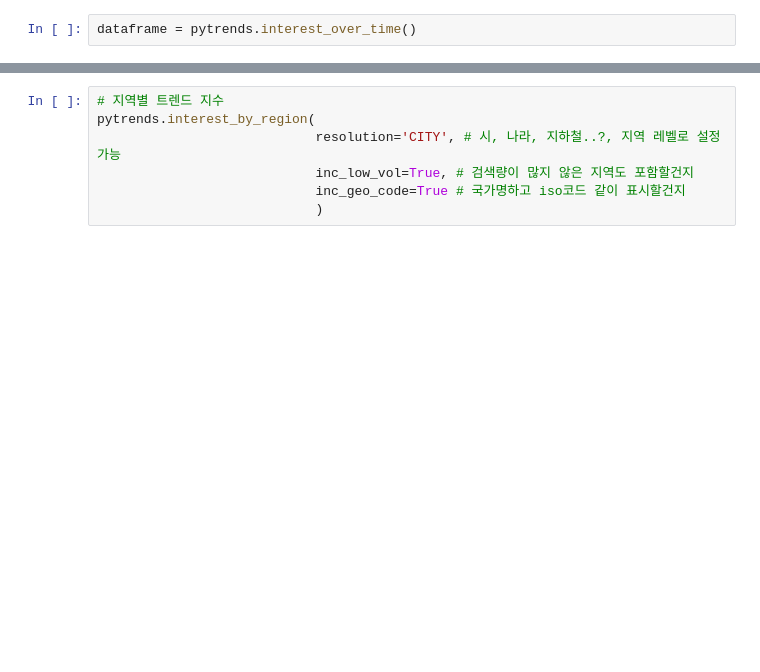
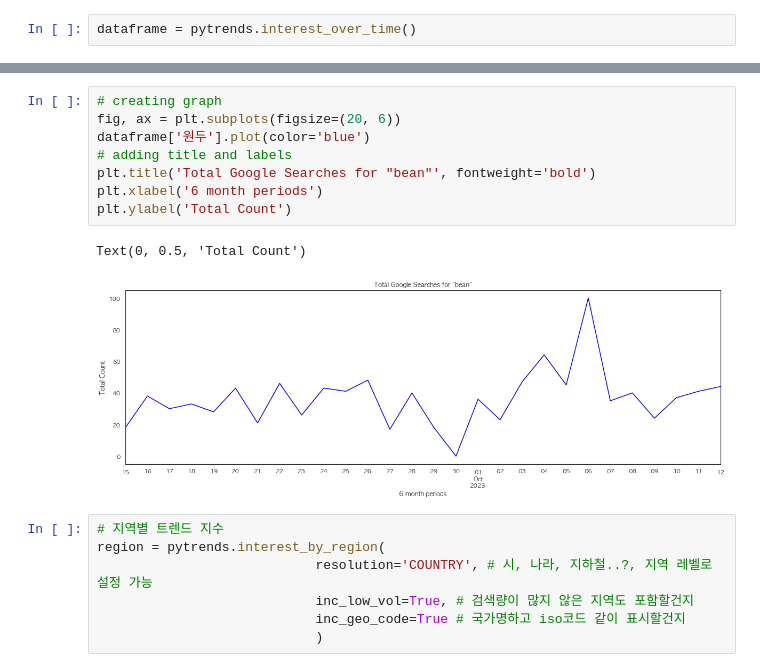
Before and after one commit to sunse-kwon/market-trends-analysis, a Jupyter notebook: pytrends.ipynb, the cells around one changed output, grey strips where cells are left out. Cells and saved outputs as stored; diff of their text form; blank space fills up the shorter version.

```diff
--- a/pytrends.ipynb
+++ b/pytrends.ipynb
@@ -15,7 +36,18 @@ dataframe = pytrends.interest_over_time()
+# %%
+# creating graph
+fig, ax = plt.subplots(figsize=(20, 6))
+dataframe['원두'].plot(color='blue')
+# adding title and labels
+plt.title('Total Google Searches for "bean"', fontweight='bold')
+plt.xlabel('6 month periods')
+plt.ylabel('Total Count')
+# %% [output]
+Text(0, 0.5, 'Total Count')
+[figure, added]
 # %%
 # 지역별 트렌드 지수
-pytrends.interest_by_region(
-  							resolution='CITY', # 시, 나라, 지하철..?, 지역 레벨로 설정 가능
+region = pytrends.interest_by_region(
+  							resolution='COUNTRY', # 시, 나라, 지하철..?, 지역 레벨로 설정 가능
   							inc_low_vol=True, # 검색량이 많지 않은 지역도 포함할건지
   							inc_geo_code=True # 국가명하고 iso코드 같이 표시할건지
   							)
```
Also changed, not shown: parts of 15 cells of this notebook, 2 other files.
